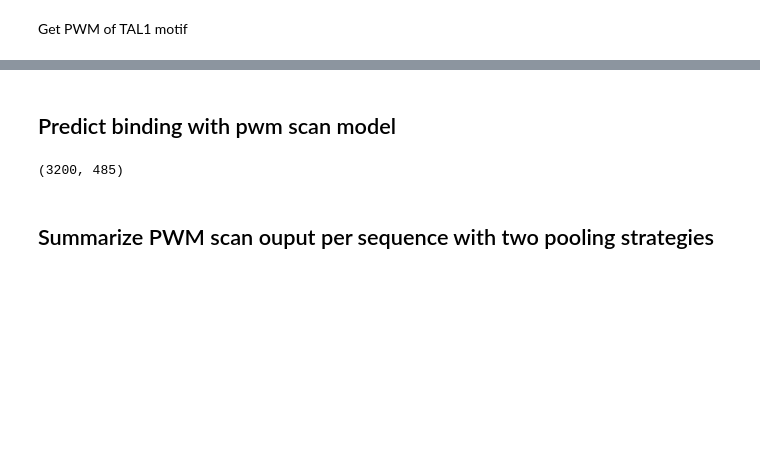
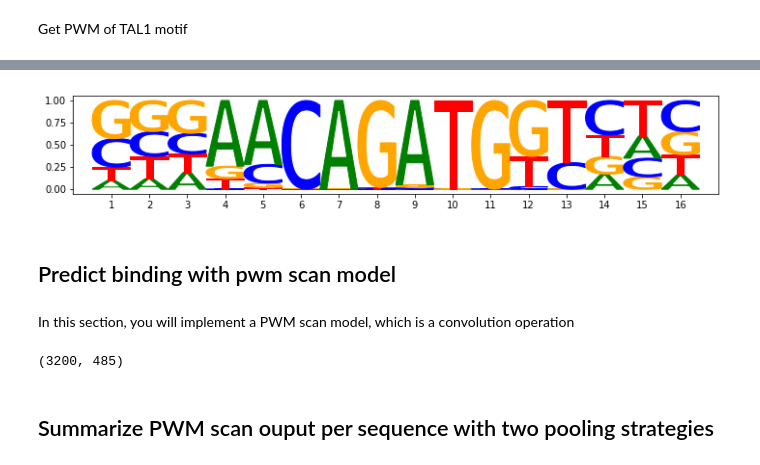
Before and after one commit to gagneurlab/SystemGeneticsDL, a Jupyter notebook: RegGenomics-wo-solution.ipynb, the cells around one changed output, grey strips where cells are left out. Cells and saved outputs as stored; diff of their text form; code cells hidden in the pictures; blank space fills up the shorter version.

```diff
--- a/RegGenomics-wo-solution.ipynb
+++ b/RegGenomics-wo-solution.ipynb
@@ -107,5 +182,11 @@ TAL1 motif:
+# %%
+seqlogo_fig(pwm);
+# %% [output]
+[figure, added]
 # %% [markdown]
 ## Predict binding with pwm scan model
+# %% [markdown]
+In this section, you will implement a PWM scan model, which is a convolution operation
 # %%
 # A naiv version
 def pwm_scan(sequence, pwm, pad=0, stride=1):
```
Also changed, not shown: parts of 53 cells of this notebook.
